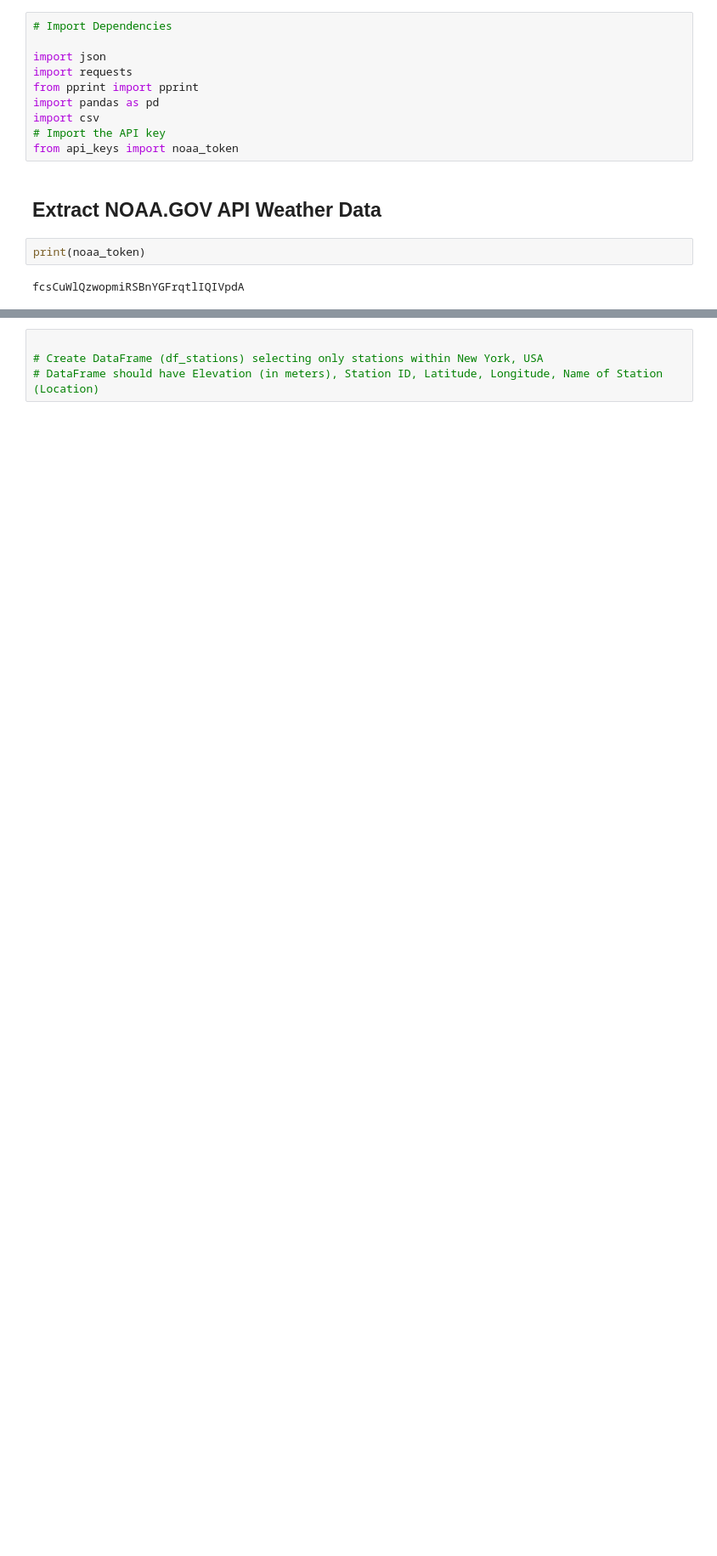
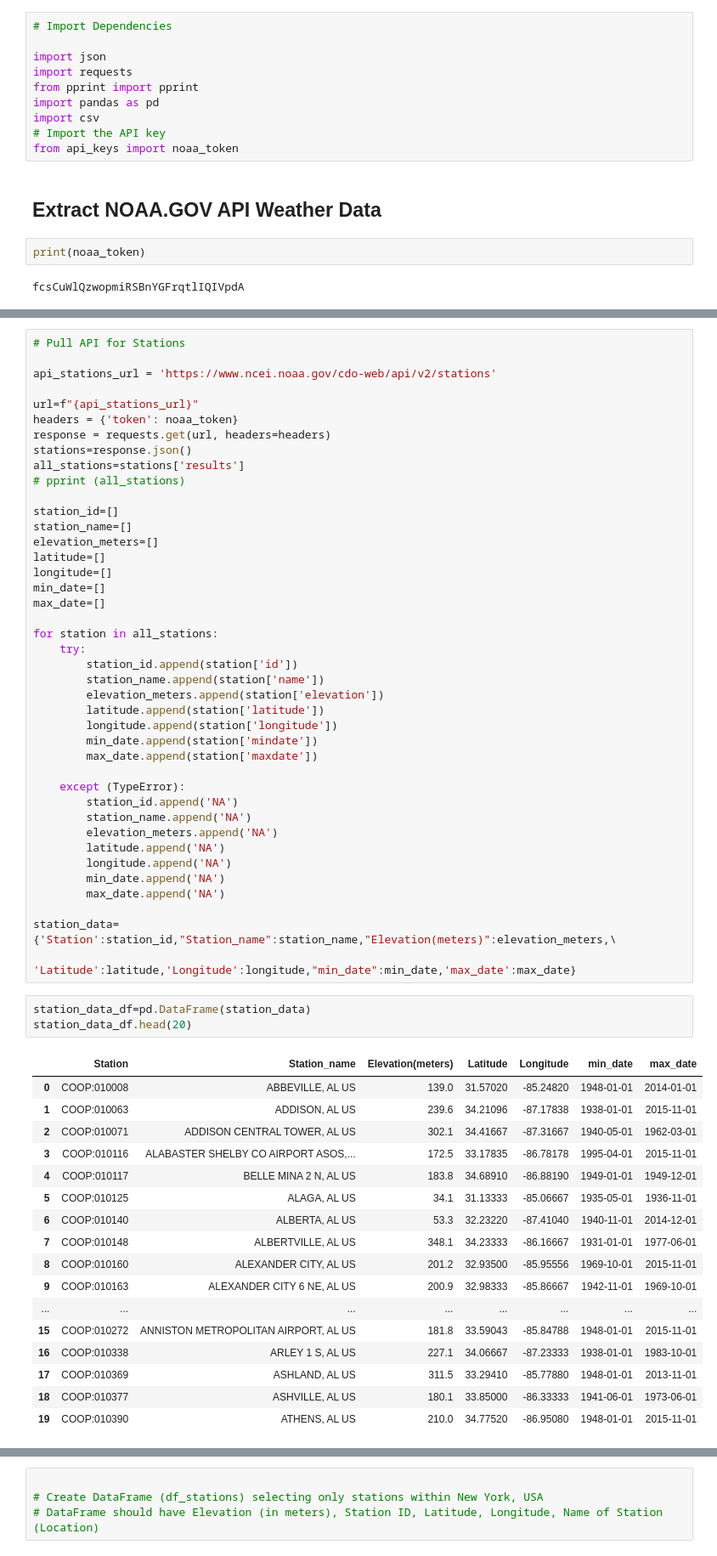
Before and after one commit to CanadianLatin/Project-4---MachineLearningIntegration, a Jupyter notebook: noaa_apidata.ipynb, the cells around one changed output, grey strips where cells are left out. Shown: that part at 85% size. Drawn from its saved outputs; the diff is of its cells as text; blank space fills up the shorter version.

```diff
--- a/noaa_apidata.ipynb
+++ b/noaa_apidata.ipynb
@@ -61,0 +24,62 @@ pprint (stations)
+# %%
+# Pull API for Stations
+
+api_stations_url = 'https://www.ncei.noaa.gov/cdo-web/api/v2/stations'
+
+url=f"{api_stations_url}"
+headers = {'token': noaa_token}
+response = requests.get(url, headers=headers)
+stations=response.json()
+all_stations=stations['results']
+# pprint (all_stations)
+
+station_id=[]
+station_name=[]
+elevation_meters=[]
+latitude=[]
+longitude=[]
+min_date=[]
+max_date=[]
+
+for station in all_stations:
+    try:
+        station_id.append(station['id'])
+        station_name.append(station['name'])
+        elevation_meters.append(station['elevation'])
+        latitude.append(station['latitude'])
+        longitude.append(station['longitude'])
+        min_date.append(station['mindate'])
+        max_date.append(station['maxdate'])
+
+    except (TypeError):
+        station_id.append('NA')
+        station_name.append('NA')
+        elevation_meters.append('NA')
+        latitude.append('NA')
+        longitude.append('NA')
+        min_date.append('NA')
+        max_date.append('NA')
+
+station_data={'Station':station_id,"Station_name":station_name,"Elevation(meters)":elevation_meters,\
+                        'Latitude':latitude,'Longitude':longitude,"min_date":min_date,'max_date':max_date}
+# %%
+station_data_df=pd.DataFrame(station_data)
+station_data_df.head(20)
+# %% [output]
+|  | Station | Station_name | Elevation(meters) | Latitude | Longitude | min_date | max_date |
+| 0 | COOP:010008 | ABBEVILLE, AL US | 139.0 | 31.57020 | -85.24820 | 1948-01-01 | 2014-01-01 |
+| 1 | COOP:010063 | ADDISON, AL US | 239.6 | 34.21096 | -87.17838 | 1938-01-01 | 2015-11-01 |
+| 2 | COOP:010071 | ADDISON CENTRAL TOWER, AL US | 302.1 | 34.41667 | -87.31667 | 1940-05-01 | 1962-03-01 |
+| 3 | COOP:010116 | ALABASTER SHELBY CO AIRPORT ASOS,... | 172.5 | 33.17835 | -86.78178 | 1995-04-01 | 2015-11-01 |
+| 4 | COOP:010117 | BELLE MINA 2 N, AL US | 183.8 | 34.68910 | -86.88190 | 1949-01-01 | 1949-12-01 |
+| 5 | COOP:010125 | ALAGA, AL US | 34.1 | 31.13333 | -85.06667 | 1935-05-01 | 1936-11-01 |
+| 6 | COOP:010140 | ALBERTA, AL US | 53.3 | 32.23220 | -87.41040 | 1940-11-01 | 2014-12-01 |
+| 7 | COOP:010148 | ALBERTVILLE, AL US | 348.1 | 34.23333 | -86.16667 | 1931-01-01 | 1977-06-01 |
+| 8 | COOP:010160 | ALEXANDER CITY, AL US | 201.2 | 32.93500 | -85.95556 | 1969-10-01 | 2015-11-01 |
+| 9 | COOP:010163 | ALEXANDER CITY 6 NE, AL US | 200.9 | 32.98333 | -85.86667 | 1942-11-01 | 1969-10-01 |
+| ... | ... | ... | ... | ... | ... | ... | ... |
+| 15 | COOP:010272 | ANNISTON METROPOLITAN AIRPORT, AL US | 181.8 | 33.59043 | -85.84788 | 1948-01-01 | 2015-11-01 |
+| 16 | COOP:010338 | ARLEY 1 S, AL US | 227.1 | 34.06667 | -87.23333 | 1938-01-01 | 1983-10-01 |
+| 17 | COOP:010369 | ASHLAND, AL US | 311.5 | 33.29410 | -85.77880 | 1948-01-01 | 2013-11-01 |
+| 18 | COOP:010377 | ASHVILLE, AL US | 180.1 | 33.85000 | -86.33333 | 1941-06-01 | 1973-06-01 |
+| 19 | COOP:010390 | ATHENS, AL US | 210.0 | 34.77520 | -86.95080 | 1948-01-01 | 2015-11-01 |
```
Also changed, not shown: parts of 3 cells of this notebook, 2 other files.
